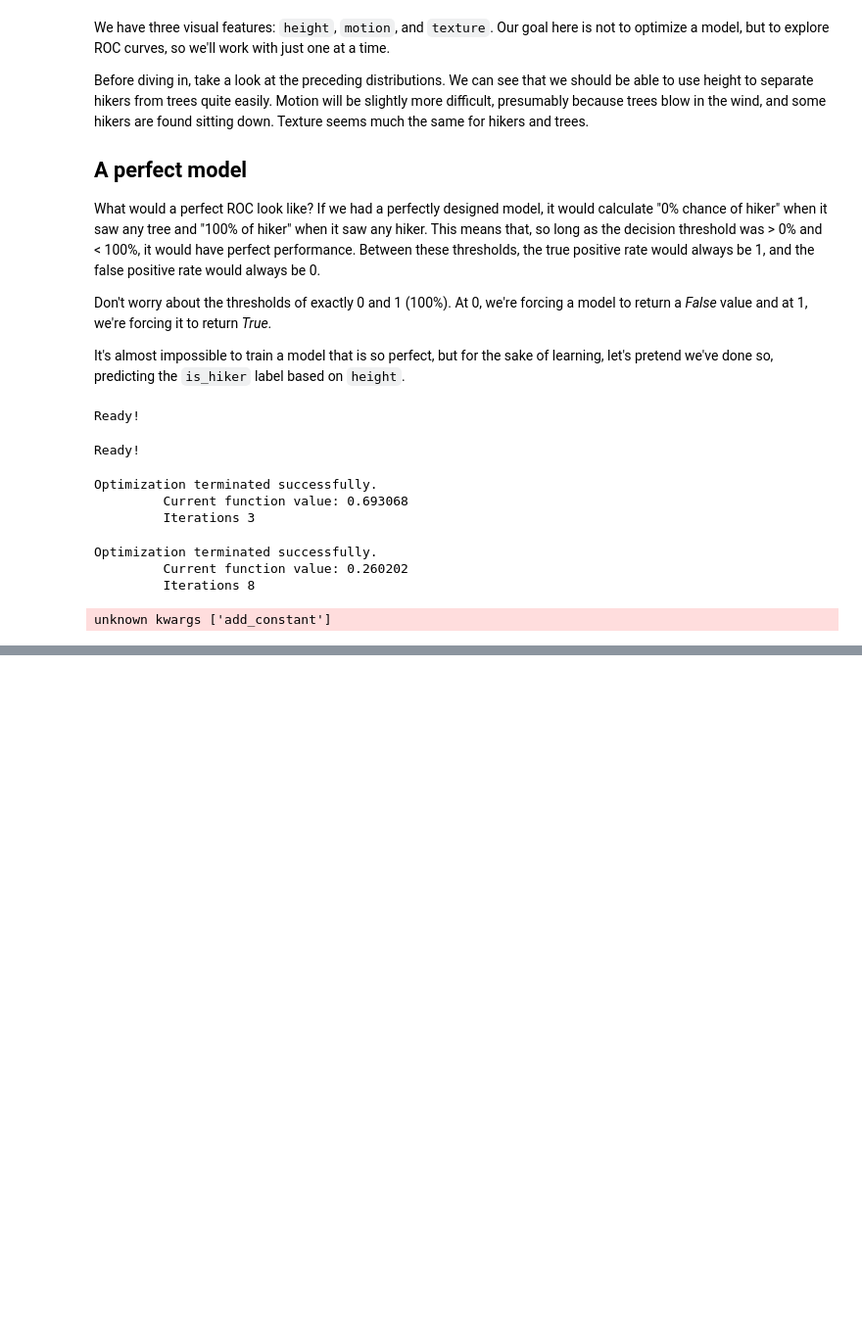
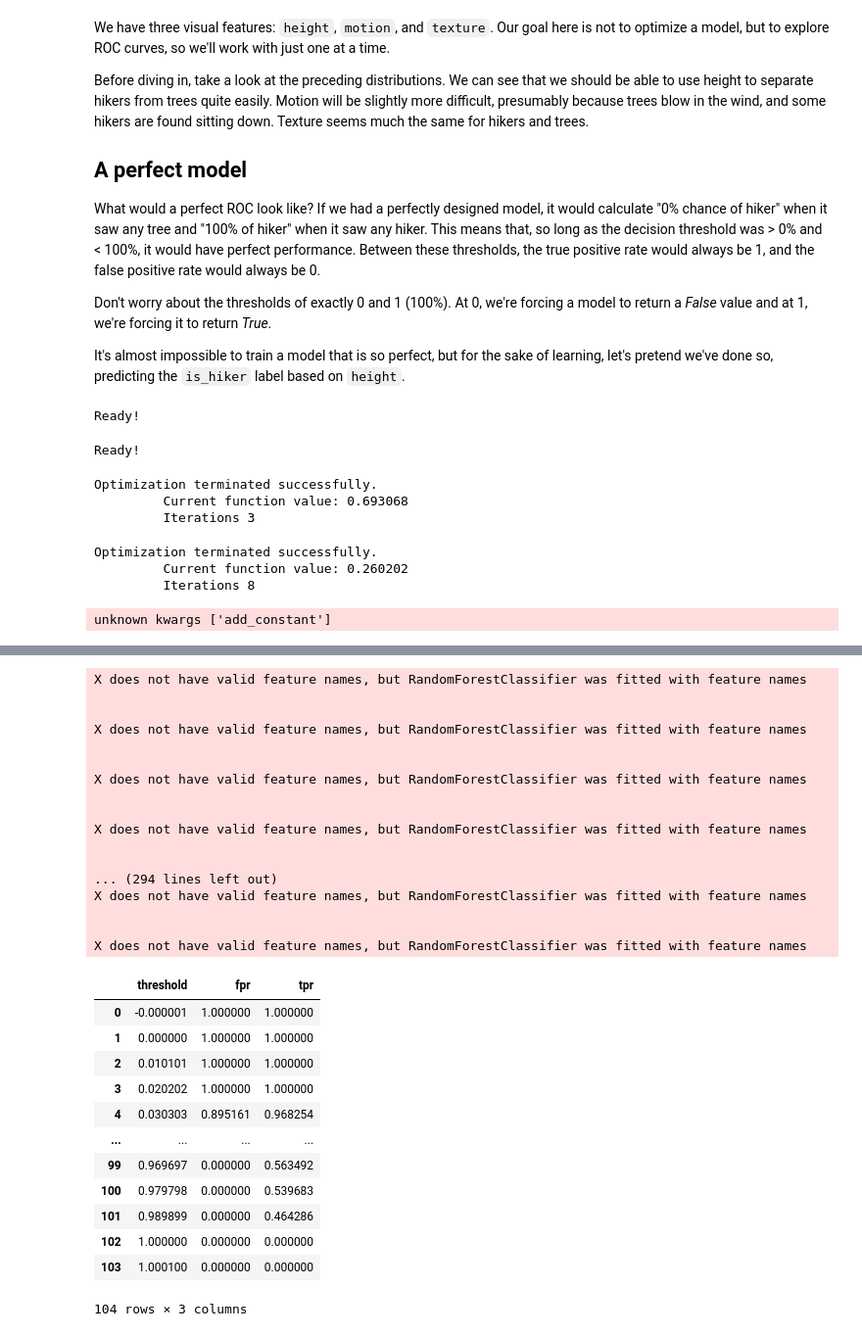
Before and after one commit to Iakithega/dp100_ds_associate_azure, a Jupyter notebook: 1_ml_foundations/1_11_ROC_curves/1_11_1_roc_curves.ipynb, the cells around one changed output, grey strips where cells are left out. Shown: that part at 98% size. Cells and saved outputs as stored; diff of their text form; code cells hidden in the pictures; blank space fills up the shorter version.

```diff
--- a/1_ml_foundations/1_11_ROC_curves/1_11_1_roc_curves.ipynb
+++ b/1_ml_foundations/1_11_ROC_curves/1_11_1_roc_curves.ipynb
@@ -257,3 +257,16 @@ Optimization terminated successfully.
 unknown kwargs ['add_constant']
 # %%
 create_roc_curve(lambda x: model.predict(prep_data(x)), "motion")
+# %%
+# Load our data from disk
+df = pd.read_csv("hiker_or_tree.csv", delimiter="\\t")
+
+# Remove features we no longer want
+del df["height"]
+del df["texture"]
+
+# Split into train and test
+train, test =  train_test_split(df, test_size=0.5, random_state=1)
+
+# Graph our feature
+graphing.multiple_histogram(test, label_x="motion", label_group="is_hiker", nbins=12)
@@ -259,0 +367,48 @@ create_roc_curve(lambda x: model.predict(prep_data(x)), "motion")
+# %%
+# Don't worry about this lambda function. It simply reorganizes
+# the data into the shape expected by the random forest model,
+# and calls predict_proba, which gives us predicted probabilities
+# that the label is 'hiker'
+predict_with_random_forest = lambda x: random_forest.predict_proba(np.array(x).reshape(-1, 1))[:,1]
+
+# Create the ROC curve
+fig, thresholds_rf = create_roc_curve(predict_with_random_forest, test, "motion")
+
+# Uncomment the line below if you would like to see the area under the curve
+#fig.update_traces(fill="tozeroy")
+
+fig.show()
+
+# Show the table of results
+thresholds_lr
+# %% [output]
+X does not have valid feature names, but RandomForestClassifier was fitted with feature names
+
+
+X does not have valid feature names, but RandomForestClassifier was fitted with feature names
+
+
+X does not have valid feature names, but RandomForestClassifier was fitted with feature names
+
+
+X does not have valid feature names, but RandomForestClassifier was fitted with feature names
+
+
+... (294 lines left out)
+X does not have valid feature names, but RandomForestClassifier was fitted with feature names
+
+
+X does not have valid feature names, but RandomForestClassifier was fitted with feature names
+|  | threshold | fpr | tpr |
+| 0 | -0.000001 | 1.000000 | 1.000000 |
+| 1 | 0.000000 | 1.000000 | 1.000000 |
+| 2 | 0.010101 | 1.000000 | 1.000000 |
+| 3 | 0.020202 | 1.000000 | 1.000000 |
+| 4 | 0.030303 | 0.895161 | 0.968254 |
+| ... | ... | ... | ... |
+| 99 | 0.969697 | 0.000000 | 0.563492 |
+| 100 | 0.979798 | 0.000000 | 0.539683 |
+| 101 | 0.989899 | 0.000000 | 0.464286 |
+| 102 | 1.000000 | 0.000000 | 0.000000 |
+| 103 | 1.000100 | 0.000000 | 0.000000 |
+104 rows × 3 columns
```
Also changed, not shown: parts of 11 cells of this notebook, 1 other file.
